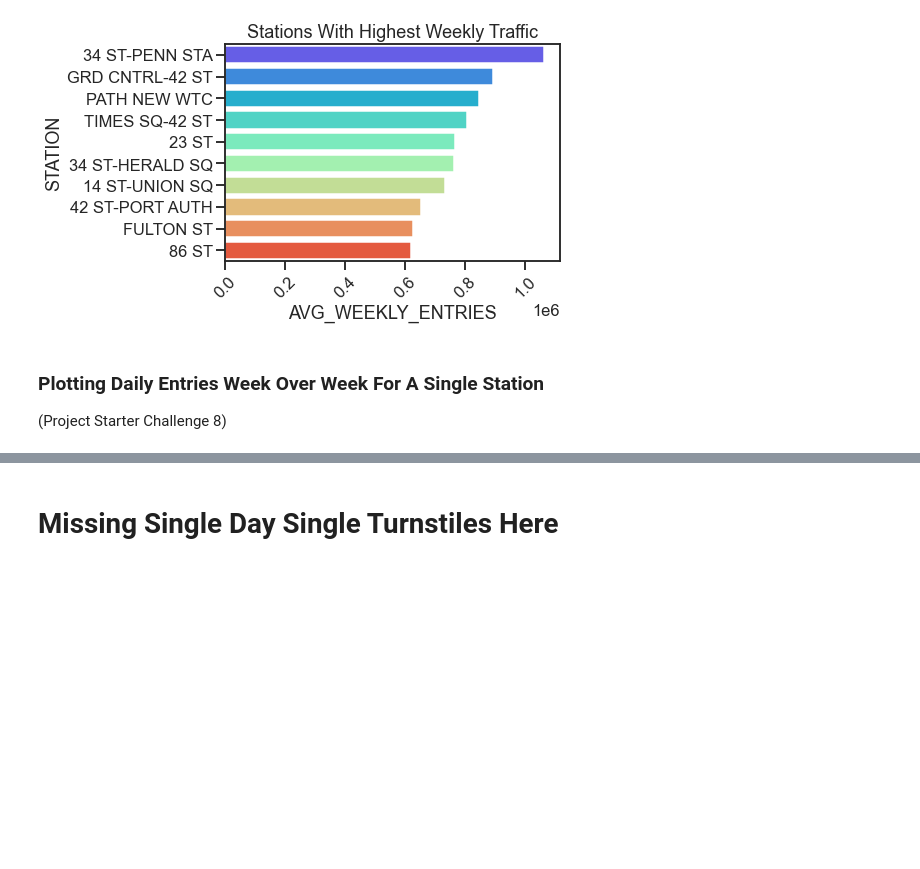
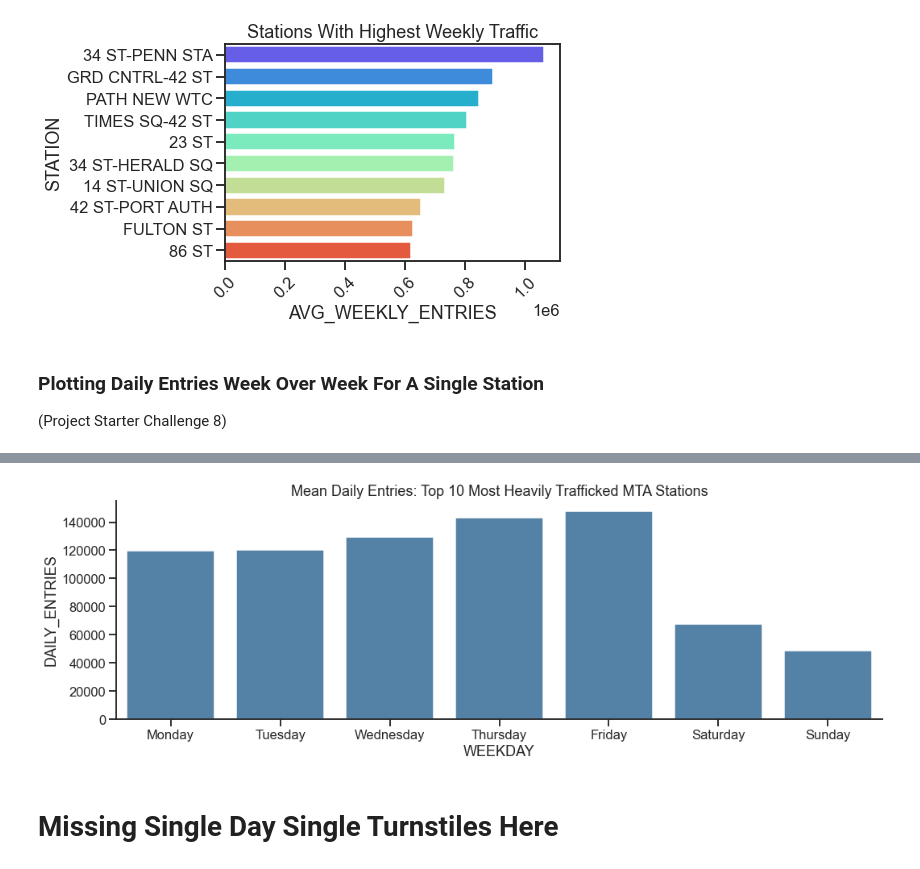
Before and after one commit to jlmartin100/Metis_Projects, a Jupyter notebook: Project_1/Project_1_Final_JLM.ipynb, the cells around one changed output, grey strips where cells are left out. Cells and saved outputs as stored; diff of their text form; code cells hidden in the pictures; blank space fills up the shorter version.

```diff
--- a/Project_1/Project_1_Final_JLM.ipynb
+++ b/Project_1/Project_1_Final_JLM.ipynb
@@ -438,0 +445,13 @@ g.savefig('weekday_by_station2.png', bbox_inches = 'tight')
+# %%
+#revised version of the weekly graphs (not included in slides) to
+#illustrate overall weekly trend in the top 10 stations
+
+top_10_stations = list(top_weekly_avg.STATION)
+non_top_10_stations = [station for station in df_week_mean_sorted.STATION if station not in top_10_stations]
+
+top_10_station_daily_entry = df_sta_combo_5wks.copy().drop(['DATE', 'DATE_SHIFT', 'WEEK'], axis = 1)
+
+for station in non_top_10_stations:
+    top_10_station_daily_entry = top_10_station_daily_entry[top_10_station_daily_entry.STATION != station]
+
+top_10_station_daily_entry.head()
@@ -438,0 +465,3 @@ g.savefig('weekday_by_station2.png', bbox_inches = 'tight')
+# %%
+mean_daily_entries_by_weekday = top_10_station_daily_entry.groupby('WEEKDAY').agg('mean').reset_index()
+mean_daily_entries_by_weekday
@@ -439,3 +477,10 @@ g.savefig('weekday_by_station2.png', bbox_inches = 'tight')
+# %%
+sns.catplot(data = mean_daily_entries_by_weekday, x = 'WEEKDAY', y = 'DAILY_ENTRIES', color = '#4682B4',
+           order = ['Monday', 'Tuesday', 'Wednesday', 'Thursday', 'Friday', 'Saturday', 'Sunday'],
+           kind = 'bar', aspect = 3)
+plt.title('Mean Daily Entries: Top 10 Most Heavily Trafficked MTA Stations');
+# %% [output]
+[figure, added]
 # %% [markdown]
 # Missing Single Day Single Turnstiles Here
 # %% [markdown]
```
Also changed, not shown: parts of 17 cells of this notebook.
